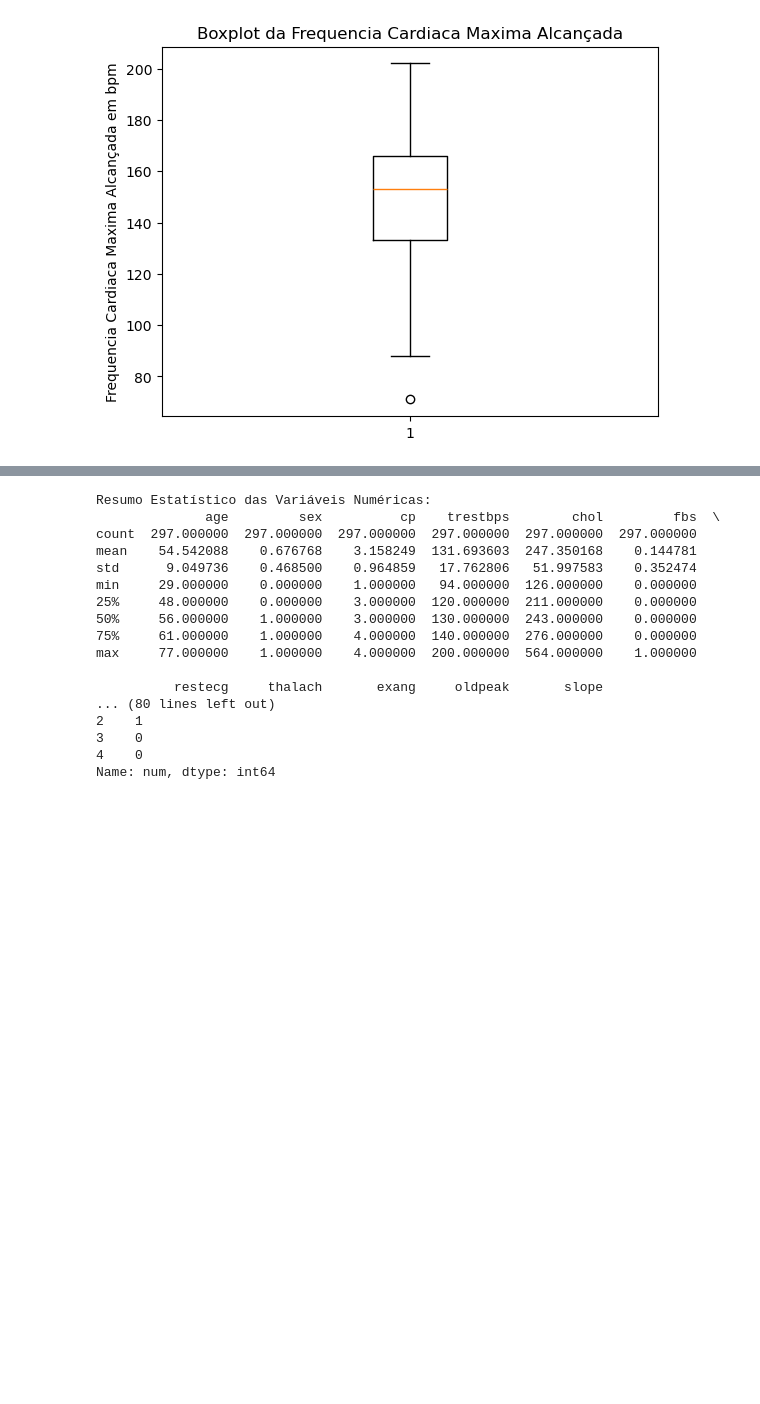
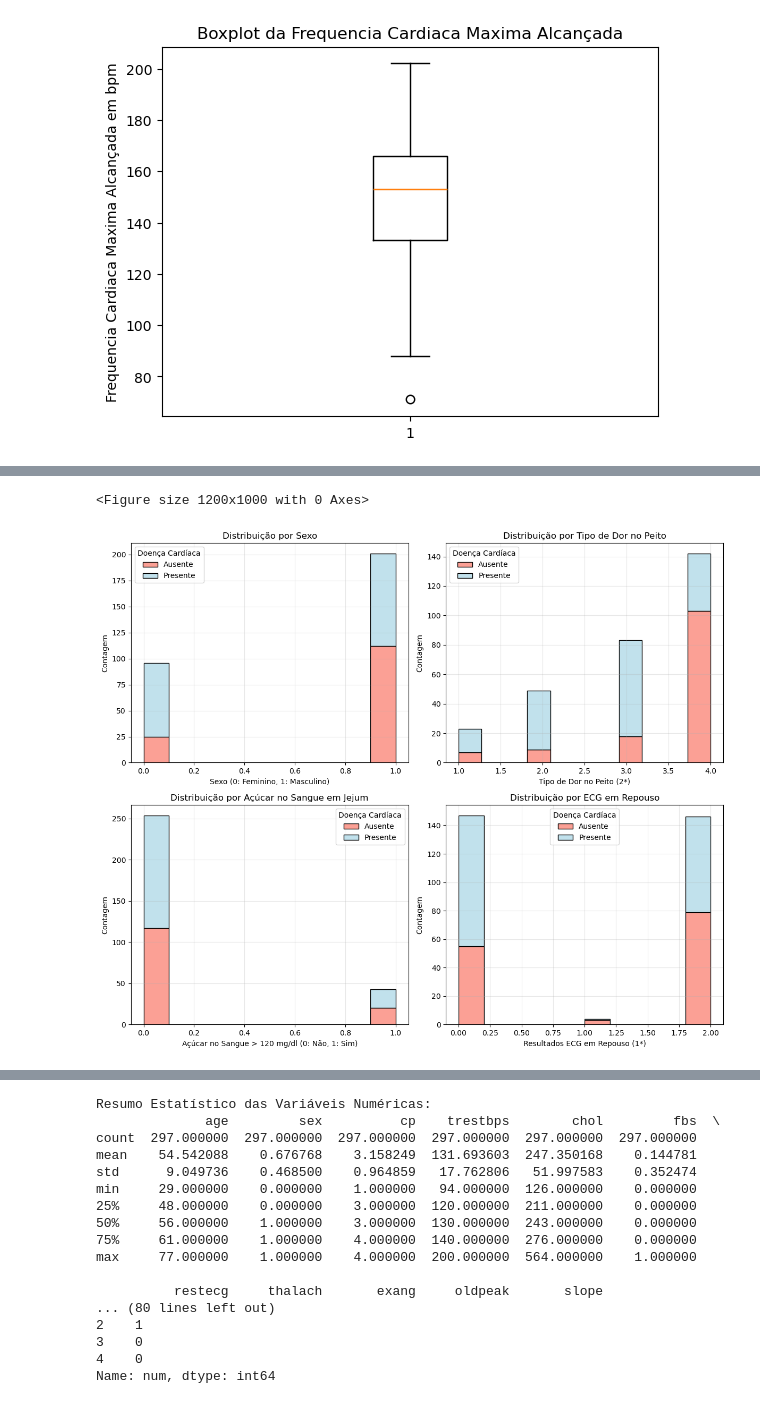
Before and after one commit to lbarbosacipriani/final-PCS5787, a Jupyter notebook: code/eda_preliminar_hear.ipynb, the cells around one changed output, grey strips where cells are left out. Drawn from its saved outputs; the diff is of its cells as text; code cells hidden in the pictures; blank space fills up the shorter version.

```diff
--- a/code/eda_preliminar_hear.ipynb
+++ b/code/eda_preliminar_hear.ipynb
@@ -98,0 +122,36 @@ plt.show()
+# %%
+# Create subplots for each categorical variable
+plt.figure(figsize=(12, 10))
+
+# Create a 2x2 grid of subplots
+fig, axes = plt.subplots(2, 2, figsize=(12, 10))
+
+# Variables to plot
+variables = ['sex', 'cp', 'fbs', 'restecg']
+titles = ['Distribuição por Sexo',
+          'Distribuição por Tipo de Dor no Peito',
+          'Distribuição por Açúcar no Sangue em Jejum',
+          'Distribuição por ECG em Repouso']
+xlabels = ['Sexo (0: Feminino, 1: Masculino)',
+           'Tipo de Dor no Peito (2*)', #1 Angina Típica, 2 Angina Atípica, 3 Dor Não Anginosa, 4 Assintomático
+           'Açúcar no Sangue > 120 mg/dl (0: Não, 1: Sim)',
+           'Resultados ECG em Repouso (1*)'] #0 Normal, 1 Anormalidade de ST-T, 2 Hipertrofia Ventricular Esquerda
+
+# Plot each variable
+for idx, (var, title, xlabel) in enumerate(zip(variables, titles, xlabels)):
+    row = idx // 2
+    col = idx % 2
+
+    sns.histplot(data=df, x=var, hue='num', multiple="stack",
+                palette=['lightblue', 'salmon'], ax=axes[row,col])
+    axes[row,col].set_title(title)
+    axes[row,col].set_xlabel(xlabel)
+    axes[row,col].set_ylabel('Contagem')
+    axes[row,col].legend(title='Doença Cardíaca', labels=['Ausente', 'Presente'])
+    axes[row,col].grid(True, alpha=0.3)
+
+plt.tight_layout()
+plt.show()
+# %% [output]
+<Figure size 1200x1000 with 0 Axes>
+[figure, added]
```
Also changed, not shown: parts of 5 cells of this notebook, 6 other files.
